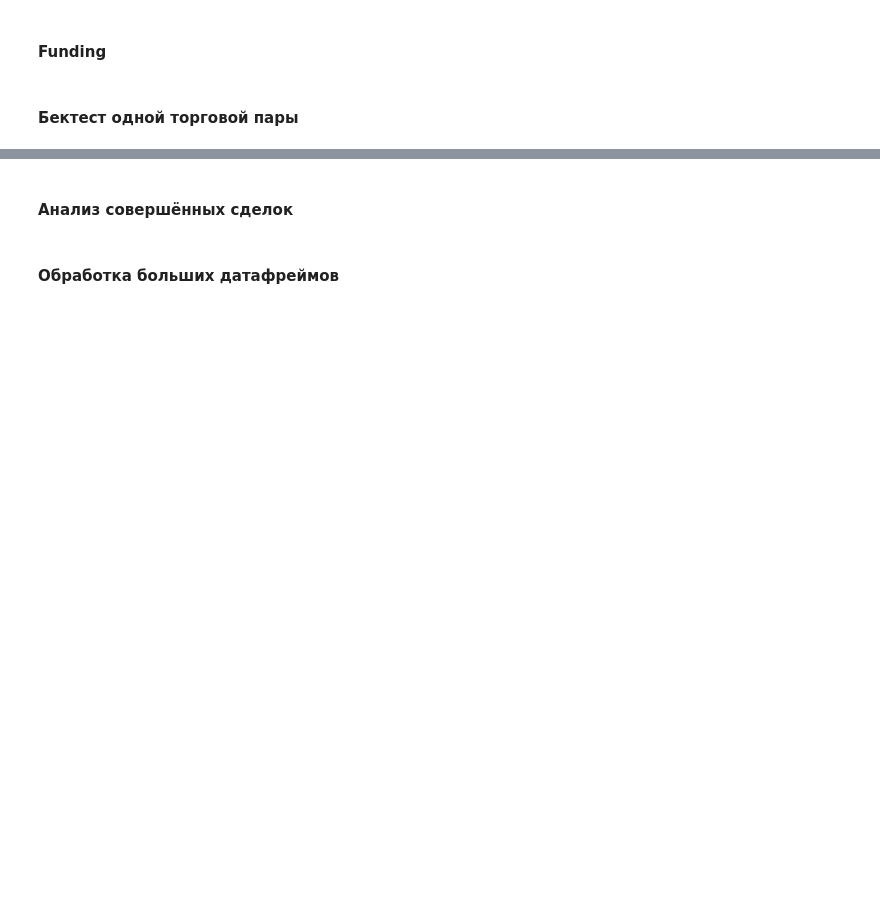
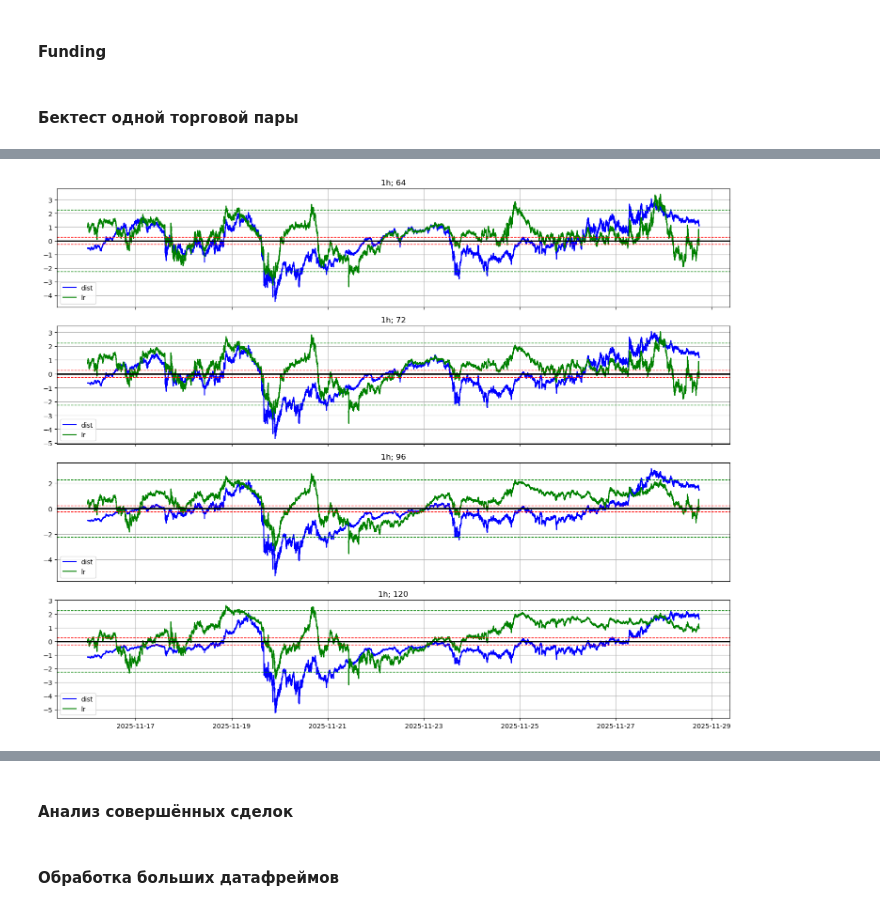
Before and after one commit to elterion/bot, a Jupyter notebook: Pair Trading.ipynb, the cells around one changed output, grey strips where cells are left out. Cells and saved outputs as stored; diff of their text form; code cells hidden in the pictures; blank space fills up the shorter version.

```diff
--- a/Pair Trading.ipynb
+++ b/Pair Trading.ipynb
@@ -134,12 +134,12 @@ from bot.config.credentials import host, user, password, db_name
 db_params = {'host': host, 'user': user, 'password': password, 'dbname': db_name}
 db_manager = DBManager(db_params)
 # %%
-token_1 = 'GMT'
-token_2 = 'BLUR'
+token_1 = 'ARKM'
+token_2 = 'MANTA'
 min_order = 42
 leverage = 2
 
-valid_length = 5
+valid_length = 12
 train_length = 10
 pairs = pl.read_parquet('./data/pair_selection/all_pairs.parquet')
 try:
@@ -157,7 +157,7 @@ start_time = valid_time - timedelta(days=train_length)
 start_ts = int(datetime.timestamp(valid_time))
 
 tf = '1h'
-winds = np.array([48, 72, 96, 120])
+winds = np.array([64, 72, 96, 120])
 
 with open("./data/coin_information.pkl", "rb") as f:
     coin_information = pickle.load(f)
@@ -190,15 +193,17 @@ search_space = [(tf, int(w)) for w in winds]
 # %%
 fig, ax = plt.subplots(nrows=len(winds), ncols=1, sharex=True, figsize=(15, 3*len(winds)))
 for i, w in enumerate(winds):
     ax[i].plot(dist_df['time'], dist_df[f'z_score_{w}_{tf}'], c='blue', label='dist')
     ax[i].plot(lr_df['time'], lr_df[f'z_score_{w}_{tf}'], c='green', label='lr')
     ax[i].axhline(y=0, color='black', linestyle='-', linewidth=2)
-    ax[i].axhline(y=-2.5, color='green', linestyle='--', linewidth=1)
-    ax[i].axhline(y=2.5, color='green', linestyle='--', linewidth=1)
+    ax[i].axhline(y=-2.25, color='green', linestyle='--', linewidth=1)
+    ax[i].axhline(y=2.25, color='green', linestyle='--', linewidth=1)
     ax[i].axhline(y=-0.25, color='red', linestyle='--', linewidth=1)
     ax[i].axhline(y=0.25, color='red', linestyle='--', linewidth=1)
     ax[i].grid()
     ax[i].set_title(f'{tf}; {w}')
     ax[i].legend()
 fig.tight_layout()
+# %% [output]
+[figure, added]
 # %%
```
Also changed, not shown: parts of 34 cells of this notebook.
